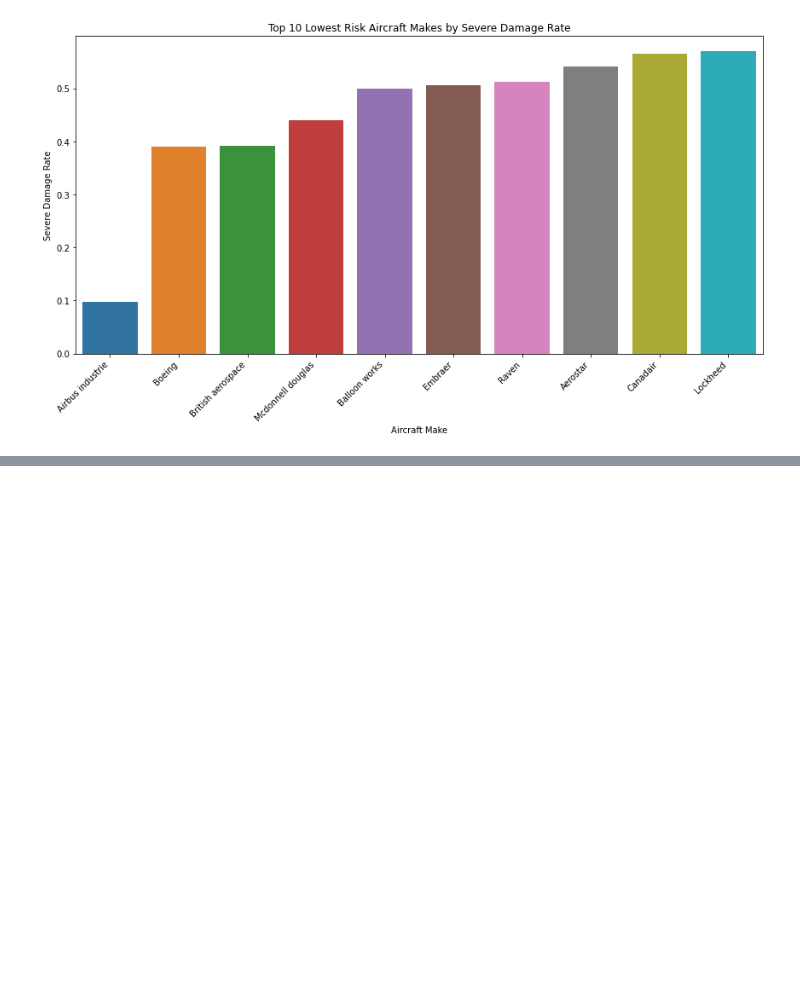
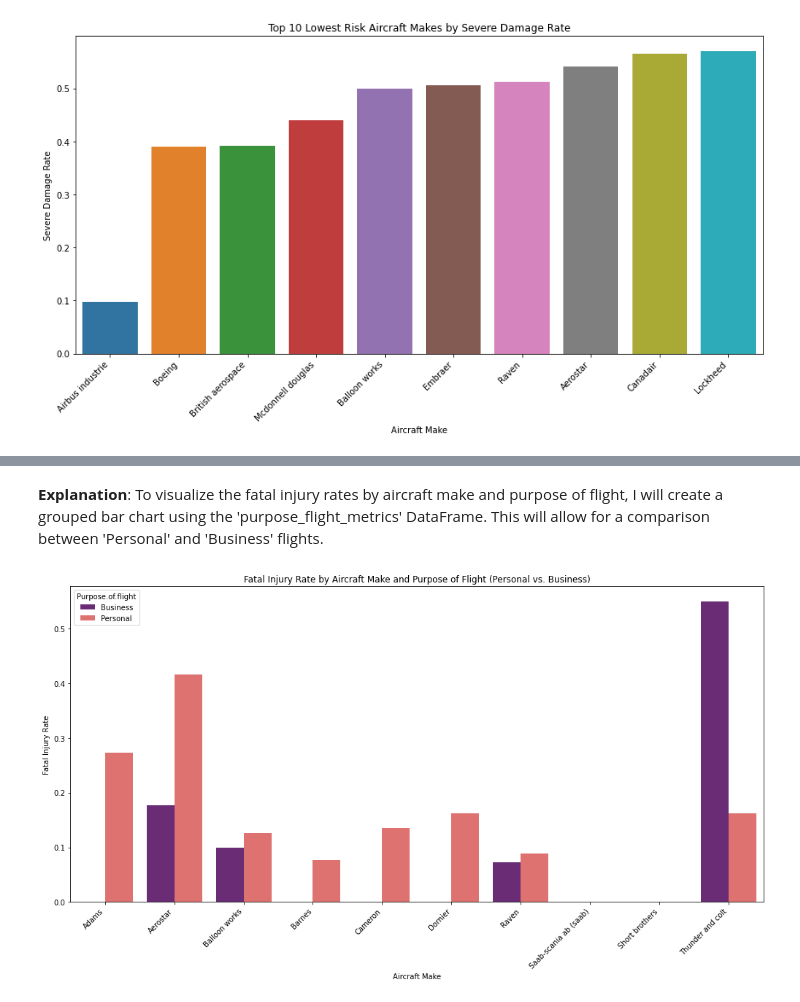
Before and after one commit to mading225/First_Project, a Jupyter notebook: Untitled-1.ipynb, the cells around one changed output, grey strips where cells are left out. Cells and saved outputs as stored; diff of their text form; code cells hidden in the pictures; blank space fills up the shorter version.

```diff
--- a/Untitled-1.ipynb
+++ b/Untitled-1.ipynb
@@ -751,0 +757,15 @@ plt.show()
+# %% [markdown]
+**Explanation**:
+To visualize the fatal injury rates by aircraft make and purpose of flight, I will create a grouped bar chart using the 'purpose_flight_metrics' DataFrame. This will allow for a comparison between 'Personal' and 'Business' flights.
+# %%
+#Comparing risk by purpose of flight (personal and Business) for key aircraft makes
+plt.figure(figsize=(14, 8))
+sns.barplot(x='Make', y='fatal_injury_rate', hue='Purpose.of.flight', data=purpose_flight_metrics, palette='magma')
+plt.xticks(rotation=45, ha='right')
+plt.title('Fatal Injury Rate by Aircraft Make and Purpose of Flight (Personal vs. Business)')
+plt.xlabel('Aircraft Make')
+plt.ylabel('Fatal Injury Rate')
+plt.tight_layout()
+plt.show()
+# %% [output]
+[figure, added]
```
Also changed, not shown: parts of 6 cells of this notebook.
